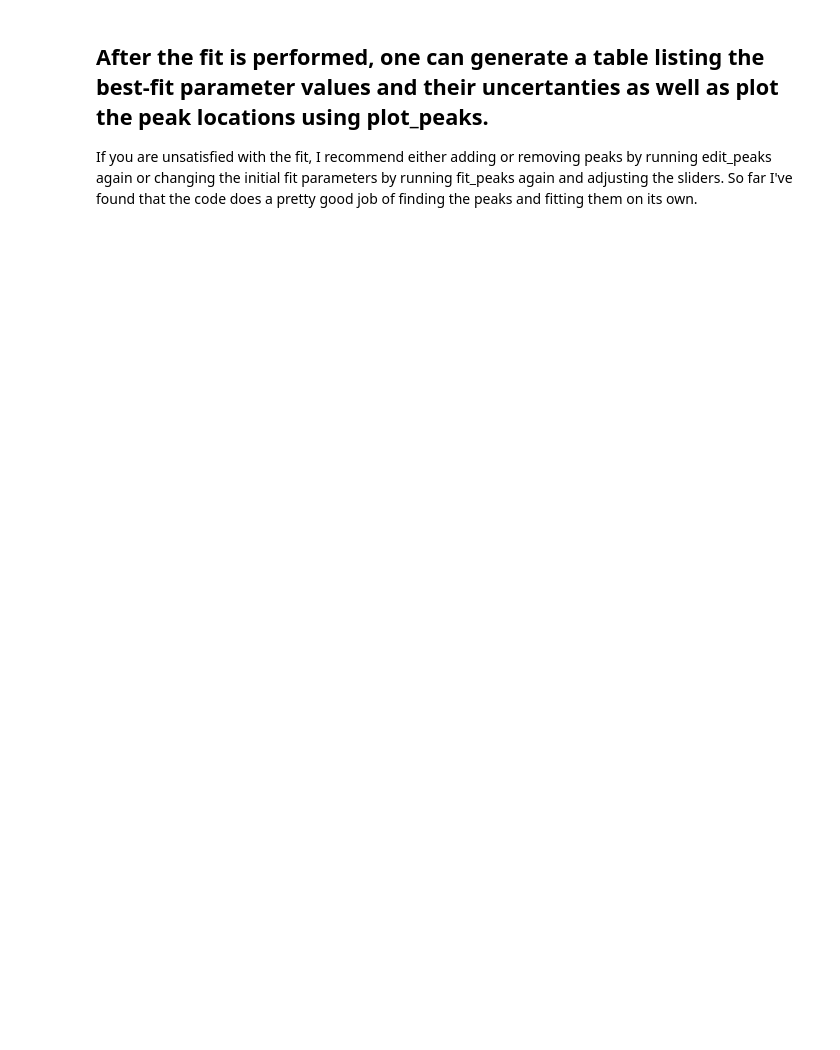
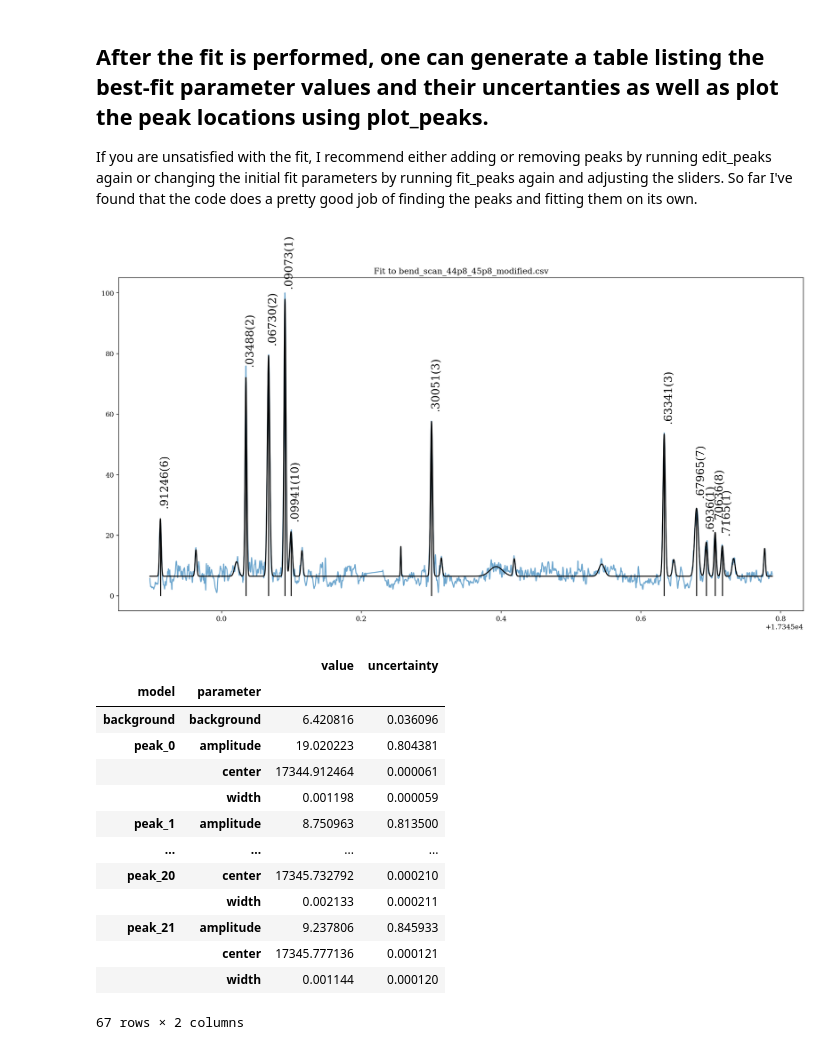
Before and after one commit to AdrianLopez1/PeakFinding, a Jupyter notebook: interactive_fitting/main.ipynb, the cells around one changed output. Cells and saved outputs as stored; diff of their text form; code cells hidden in the pictures; blank space fills up the shorter version.

```diff
--- a/interactive_fitting/main.ipynb
+++ b/interactive_fitting/main.ipynb
@@ -45,5 +45,22 @@ If the cell below appears blank after being run, try running it again. If the pr
 If you are unsatisfied with the fit, I recommend either adding or removing peaks by running edit_peaks again or changing the initial fit parameters by running fit_peaks again and adjusting the sliders. So far I've found that the code does a pretty good job of finding the peaks and fitting them on its own.
 # %%
 threshold = 10 # The minimum height of peaks to be labeled
+output_file = 'scan_fit' # The name of the file to save the plot to
 %run plot_peaks.ipynb
 model.summary()
+# %% [output]
+[figure, added]
+|  |  | value | uncertainty |
+| model | parameter |  |  |
+| background | background | 6.420816 | 0.036096 |
+| peak_0 | amplitude | 19.020223 | 0.804381 |
+|  | center | 17344.912464 | 0.000061 |
+|  | width | 0.001198 | 0.000059 |
+| peak_1 | amplitude | 8.750963 | 0.813500 |
+| ... | ... | ... | ... |
+| peak_20 | center | 17345.732792 | 0.000210 |
+|  | width | 0.002133 | 0.000211 |
+| peak_21 | amplitude | 9.237806 | 0.845933 |
+|  | center | 17345.777136 | 0.000121 |
+|  | width | 0.001144 | 0.000120 |
+67 rows × 2 columns
```
Also changed, not shown: parts of 3 cells of this notebook, 4 other files.
